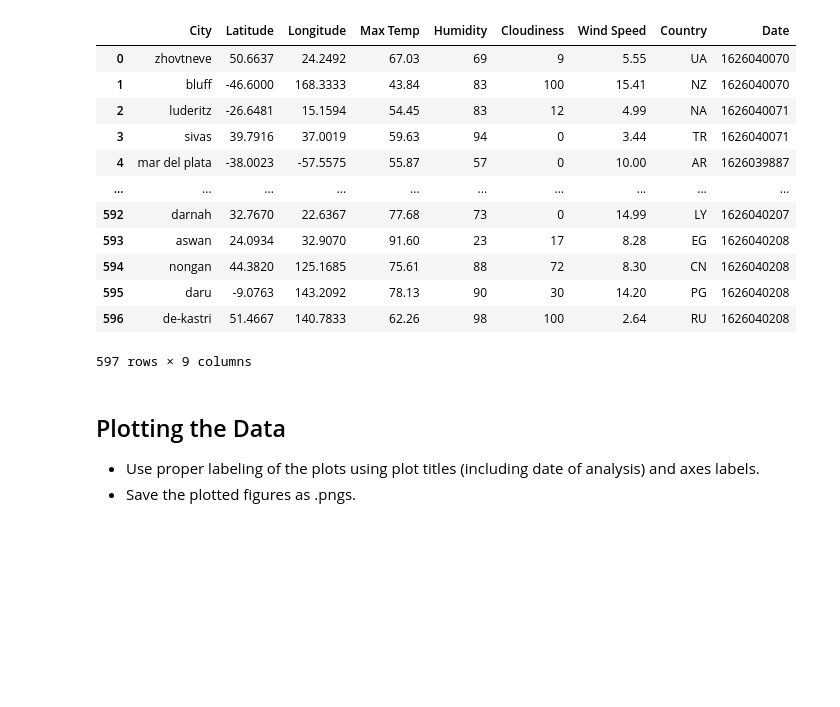
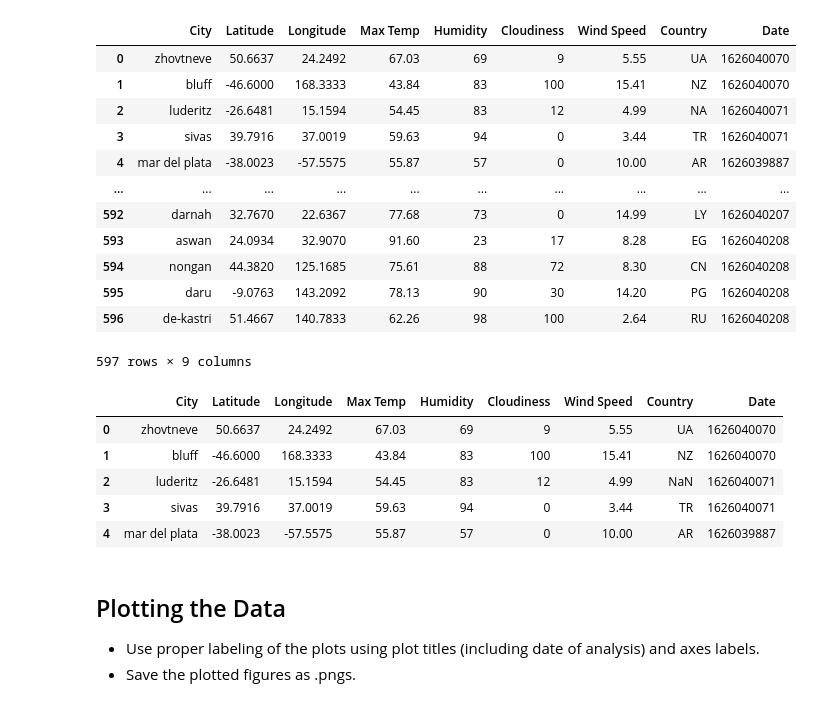
Before and after one commit to DasaSimo/python-api-challenge, a Jupyter notebook: WeatherPy/WeatherPy.ipynb, the cells around one changed output. Saved outputs shown, nothing was run; the diff lists cells and outputs as text; code cells hidden in the pictures; blank space fills up the shorter version.

```diff
--- a/WeatherPy/WeatherPy.ipynb
+++ b/WeatherPy/WeatherPy.ipynb
@@ -216,6 +216,17 @@ clean_city_data
 # %%
 #export to csv
 clean_city_data.to_csv("weather_data.csv", index=False, header=True)
+# %%
+# load saved data from the file
+clean_city_data = pd.read_csv("weather_data.csv")
+clean_city_data.head()
+# %% [output]
+|  | City | Latitude | Longitude | Max Temp | Humidity | Cloudiness | Wind Speed | Country | Date |
+| 0 | zhovtneve | 50.6637 | 24.2492 | 67.03 | 69 | 9 | 5.55 | UA | 1626040070 |
+| 1 | bluff | -46.6000 | 168.3333 | 43.84 | 83 | 100 | 15.41 | NZ | 1626040070 |
+| 2 | luderitz | -26.6481 | 15.1594 | 54.45 | 83 | 12 | 4.99 | NaN | 1626040071 |
+| 3 | sivas | 39.7916 | 37.0019 | 59.63 | 94 | 0 | 3.44 | TR | 1626040071 |
+| 4 | mar del plata | -38.0023 | -57.5575 | 55.87 | 57 | 0 | 10.00 | AR | 1626039887 |
 # %% [markdown]
 ## Plotting the Data
 * Use proper labeling of the plots using plot titles (including date of analysis) and axes labels.
```
Also changed, not shown: parts of 4 cells of this notebook, 2 other files.
